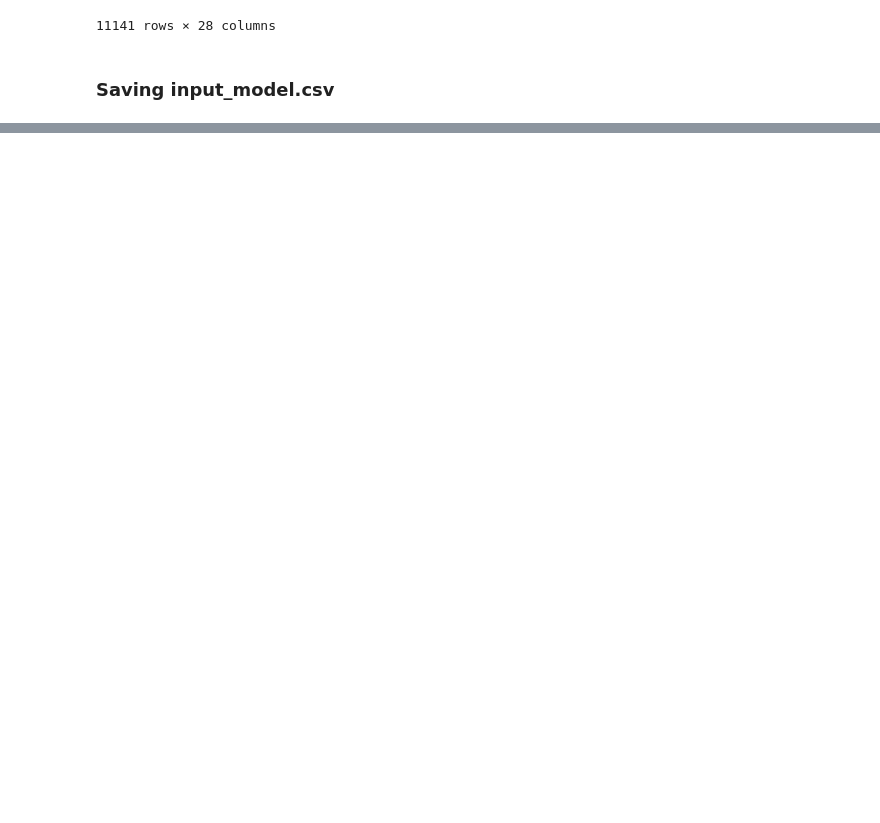
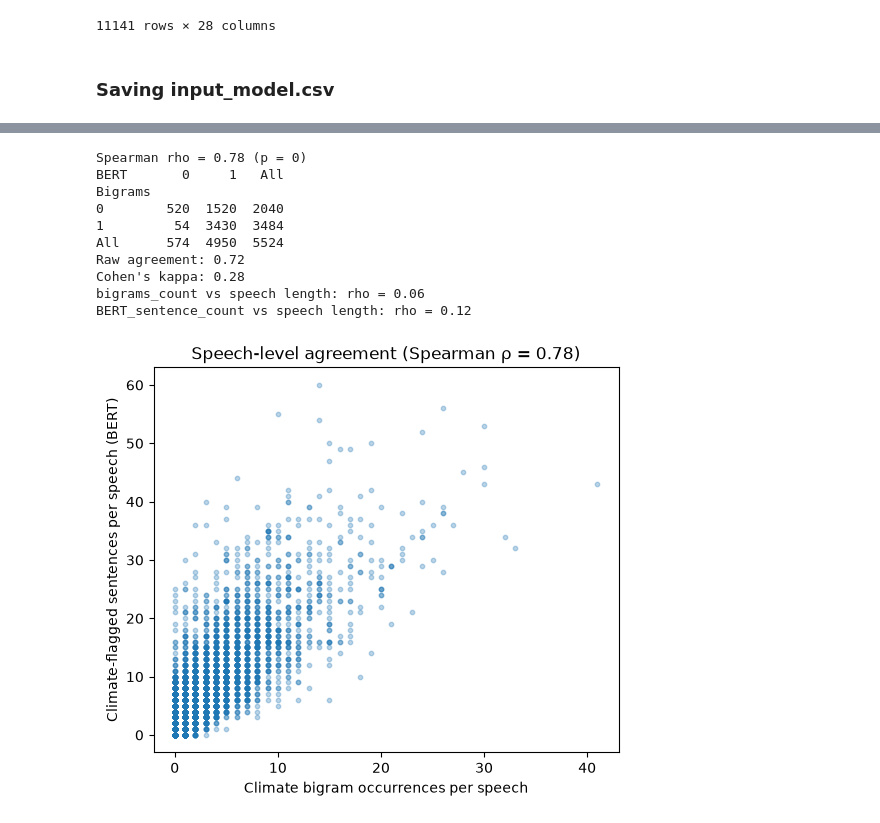
Before and after one commit to jacobgroot/FDS, a Jupyter notebook: exploratory_calixto.ipynb, the cells around one changed output, grey strips where cells are left out. Drawn from its saved outputs; the diff is of its cells as text; code cells hidden in the pictures; blank space fills up the shorter version.

Commit message:
Comparisson BERT with Bigrams

```diff
--- a/exploratory_calixto.ipynb
+++ b/exploratory_calixto.ipynb
@@ -544,12 +514,10 @@ df_tokens
 # %%
 # Rewrite with the token frequencies
-rewrite = False
+rewrite = True
 
 if rewrite:
     for col in df_tokens.columns:
         df_input[col] = df_tokens[col]
     # Save the dfs as csv
     df_input.to_csv('data/input_model.csv')
-    df_bigram_frequency.to_csv('data/token_frequencies.csv')
-
-df_input
+    # df_tokens.to_csv('data/token_frequencies.csv')
@@ -654,0 +590,17 @@ plt.show()
+# %%
+df_comparisson["BERT_any"]    = (df_comparisson["BERT_sentence_count"] > 0).astype(int)
+df_comparisson["bigrams_any"] = (df_comparisson["bigrams_count"] > 0).astype(int)
+# %%
+df_comparisson["tokens_per_sentence"] = df_comparisson["total_tokens"] / df_comparisson["total_sentences"]
+print(df_comparisson["tokens_per_sentence"].describe())
+
+# Speeches with very long "sentences" were probably not split correctly
+display(df_comparisson.sort_values("tokens_per_sentence", ascending=False)
+        [["total_sentences", "total_tokens", "tokens_per_sentence"]].head(20))
+
+# Choose a cut-off after looking at the output above
+MAX_TOKENS_PER_SENTENCE = 100
+bad_seg = df_comparisson["tokens_per_sentence"] > MAX_TOKENS_PER_SENTENCE
+print(bad_seg.sum(), "speeches with suspicious segmentation")
+
+df_clean = df_comparisson[~bad_seg].copy()
@@ -654,0 +636,32 @@ plt.show()
+# %%
+rho, p = spearmanr(df_clean["bigrams_count"], df_clean["BERT_sentence_count"])
+print(f"Spearman rho = {rho:.2f} (p = {p:.3g})")
+
+print(pd.crosstab(df_clean["bigrams_any"], df_clean["BERT_any"],
+                  rownames=["Bigrams"], colnames=["BERT"], margins=True))
+print("Raw agreement:", round((df_clean["bigrams_any"] == df_clean["BERT_any"]).mean(), 2))
+print("Cohen's kappa:", round(cohen_kappa_score(df_clean["bigrams_any"], df_clean["BERT_any"]), 2))
+
+# Length check: how much does each count simply follow speech length?
+for col in ["bigrams_count", "BERT_sentence_count"]:
+    r, _ = spearmanr(df_clean[col], df_clean["total_tokens"])
+    print(f"{col} vs speech length: rho = {r:.2f}")
+
+fig, ax = plt.subplots(figsize=(6, 5))
+ax.scatter(df_clean["bigrams_count"], df_clean["BERT_sentence_count"], s=10, alpha=0.3)
+ax.set_xlabel("Climate bigram occurrences per speech")
+ax.set_ylabel("Climate-flagged sentences per speech (BERT)")
+ax.set_title(f"Speech-level agreement (Spearman ρ = {rho:.2f})")
+plt.show()
+# %% [output]
+Spearman rho = 0.78 (p = 0)
+BERT       0     1   All
+Bigrams
+0        520  1520  2040
+1         54  3430  3484
+All      574  4950  5524
+Raw agreement: 0.72
+Cohen's kappa: 0.28
+bigrams_count vs speech length: rho = 0.06
+BERT_sentence_count vs speech length: rho = 0.12
+[figure, added]
```
Also changed, not shown: parts of 22 cells of this notebook, 3 other files.
